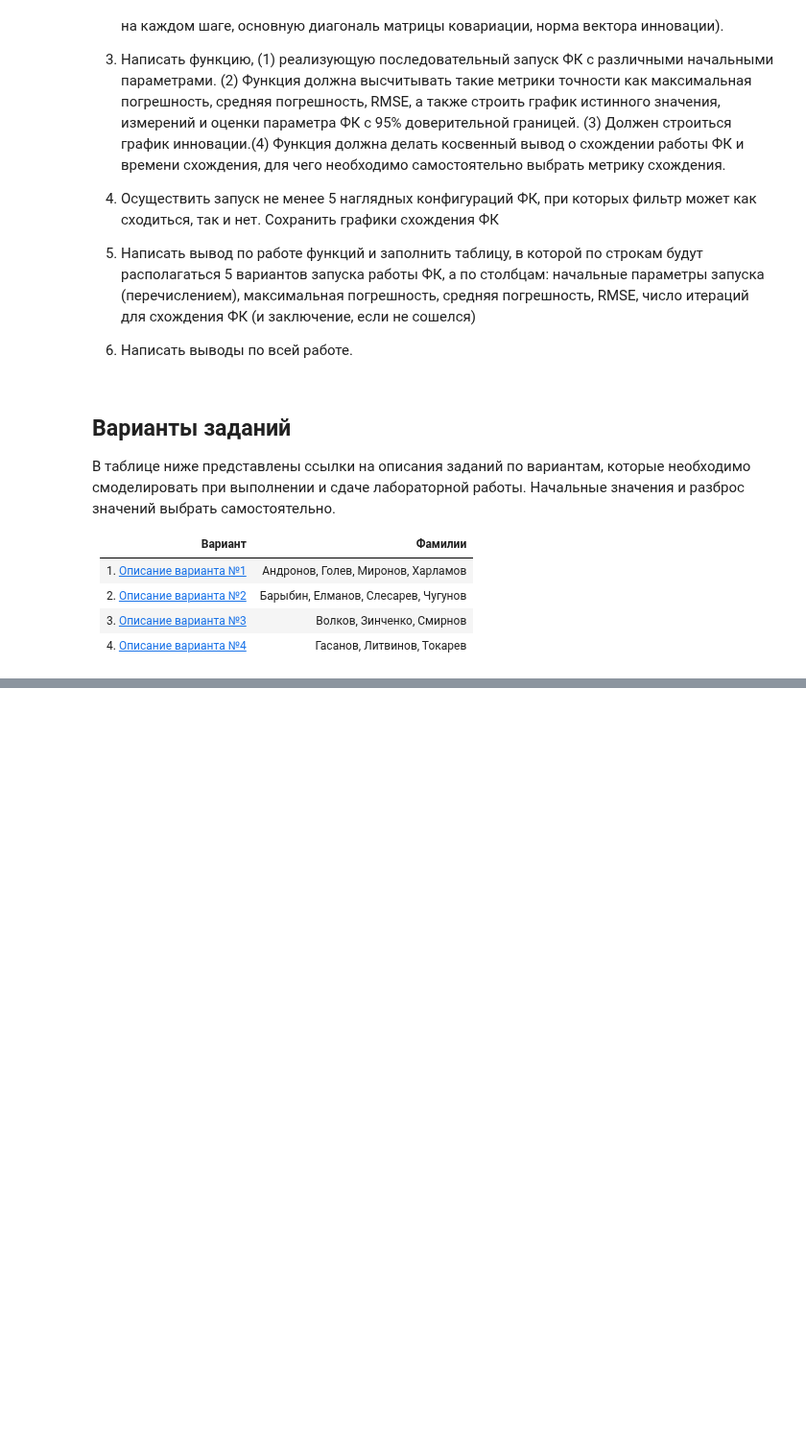
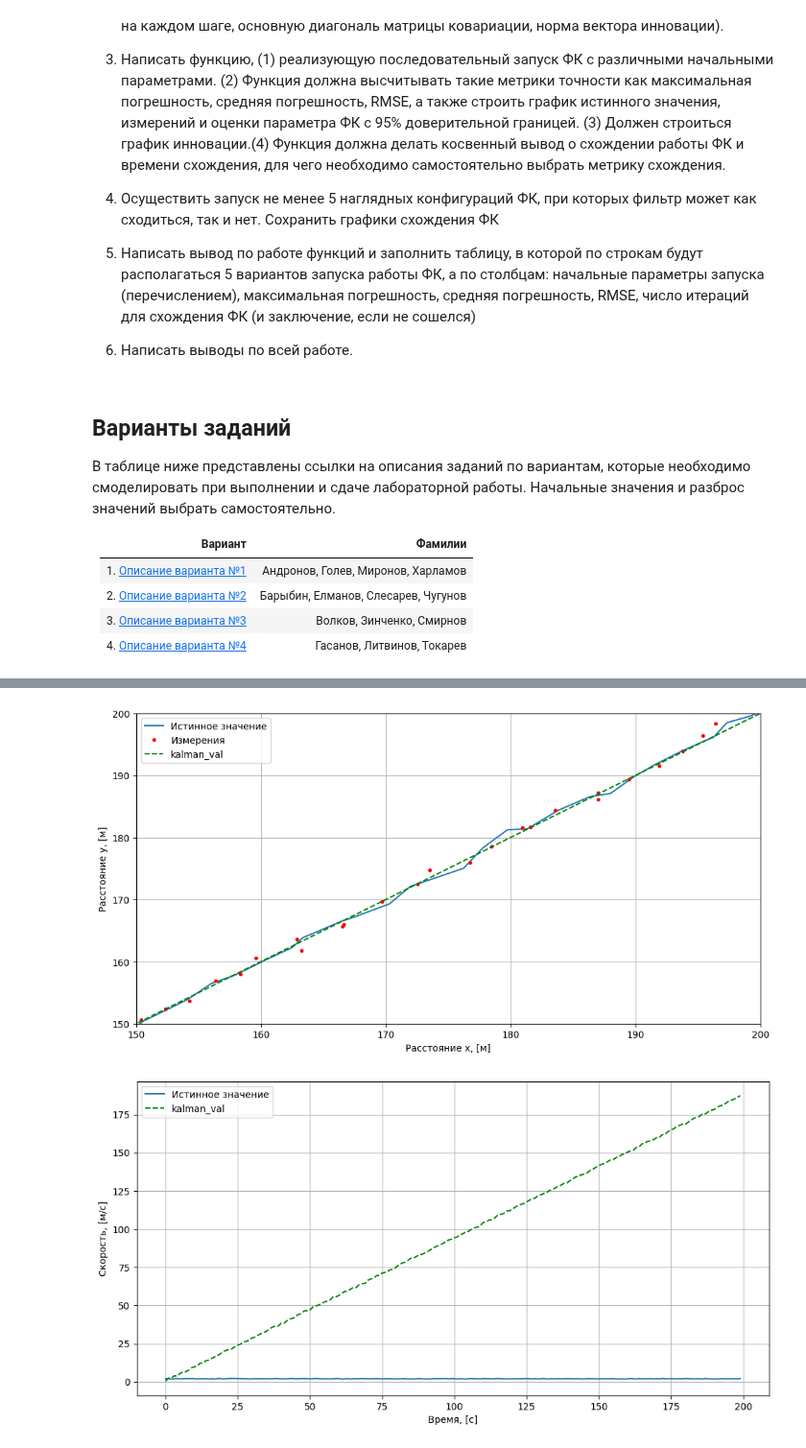
Before and after one commit to BROsandr/modeling_ius, a Jupyter notebook: lab3/lab03.ipynb, the cells around one changed output, grey strips where cells are left out. Shown at 96% size. Cells and saved outputs as stored; diff of their text form; code cells hidden in the pictures; blank space fills up the shorter version.

```diff
--- a/lab3/lab03.ipynb
+++ b/lab3/lab03.ipynb
@@ -124,0 +173,51 @@ def kalman(z, F, R, P, H, x = None, B = 0, u = 0, Q = 0):
+# %%
+def plot_vel(data_kalman, data_true,
+             # conf_interval_x, conf_interval_y,
+             title, should_plot_kalman_val):
+  plt.figure(figsize=(12, 6))
+  plt.plot(t, data_true, label='Истинное значение')
+  if should_plot_kalman_val:
+    plt.plot(t, data_kalman, 'g--', label='kalman_val')
+  # plt.plot(data_kalman_x, conf_interval_x, color='gray', linestyle='dashed',
+  #          label='Доверительный интервал')
+  # plt.plot(data_kalman_y, conf_interval_y, color='gray', linestyle='dashed',
+  #          label='Доверительный интервал')
+  plt.xlabel('Время, [с]')
+  plt.ylabel('Скорость, [м/с]')
+  plt.legend()
+  plt.grid()
+  plt.title(title)
+  plt.show()
+# %%
+z = np.vstack([x_meas, y_meas])
+dt = t[1] - t[0]
+F = np.array([[1, 0, dt, 0],
+              [0, 1, 0, dt],
+              [0, 0, 1,  0],
+              [0, 0, 0,  1],])
+R = np.array([[x_meas_std**2, 0],
+              [0, y_meas_std**2]])
+H = np.array([[1, 0, 0, 0],
+              [0, 1, 0, 0]])
+x0 = np.array([[x_hat0],
+               [y_hat0],
+               [11],
+               [11]])
+P0 = np.array([[x_meas_std**2, 0, 0, 0],
+               [0, y_meas_std**2, 0, 0],
+               [0, 0,             4, 0],
+               [0, 0,             0, 4],])
+Q  = np.array([[x_q_std**2, 0, 0, 0],
+               [0, y_q_std**2, 0, 0],
+               [0, 0, x_hat_q_std**2, 0],
+               [0, 0, 0, y_hat_q_std**2],])
+
+x, P, K, innovation = kalman(z=z, F=F, R=R, H=H, P=P0, x=x0, Q=Q)
+
+plot_pos(data_kalman_x=x[..., 0, :], data_kalman_y=x[..., 1, :], data_true_x=x_q,
+            data_true_y=y_q, data_meas_x=x_meas, data_meas_y=y_meas, title='', should_plot_kalman_val=True)
+
+plot_vel(data_kalman=x[..., 2, :], data_true=x_hat_q, title='', should_plot_kalman_val=True)
+# %% [output]
+[figure, added]
+[figure, added]
```
Also changed, not shown: parts of 9 cells of this notebook.
